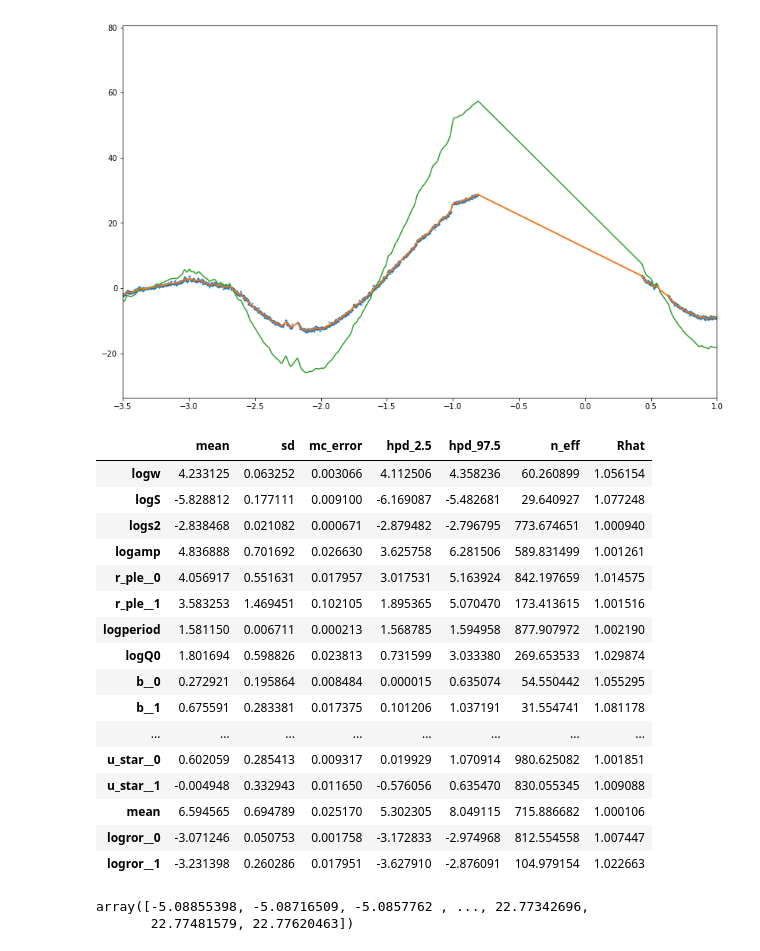
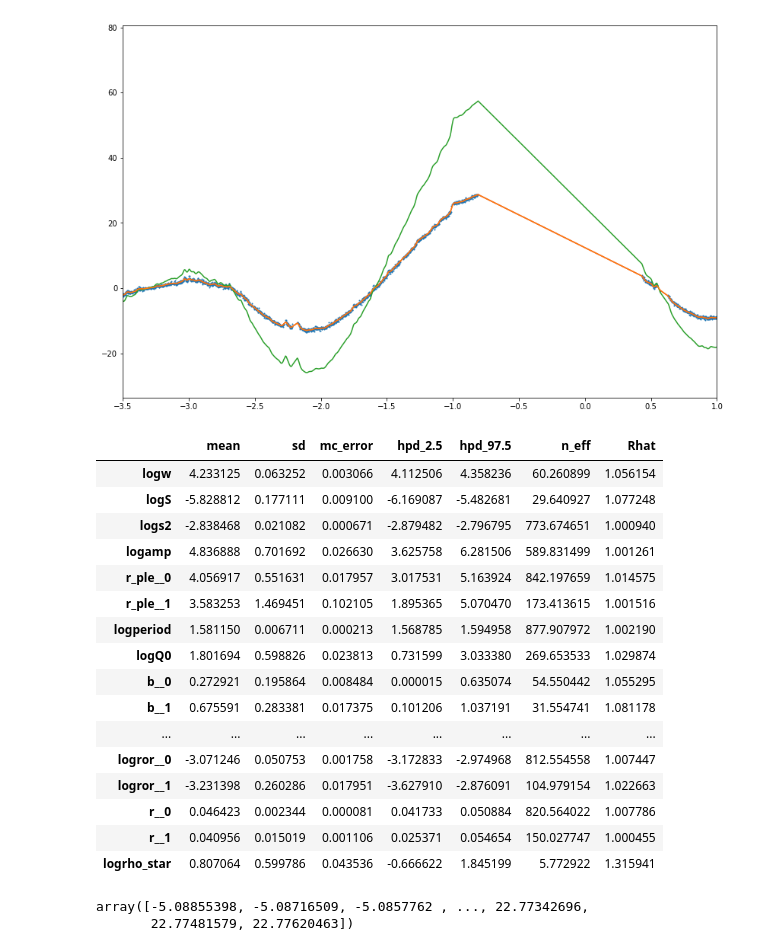
Before and after one commit to mrtommyb/l98-59-transitmodel, a Jupyter notebook: code/for_tom-Copy1.ipynb, the cells around one changed output. Drawn from its saved outputs; the diff is of its cells as text; code cells hidden in the pictures.

```diff
--- a/code/for_tom-Copy1.ipynb
+++ b/code/for_tom-Copy1.ipynb
@@ -458,25 +458,26 @@ plt.xlim(-3.5,1)
 [figure]
 # %%
 pm.summary(trace, varnames=["logw", "logS", "logs2", "logamp", "r_ple", "logperiod", "logQ0",
-                            "b", "t0", "p_period", "r_star", "rho_star", "u_star", "mean", 'logror'])
+                            "b", "t0", "p_period", "r_star", "rho_star", "u_star", "mean", 'logror', 'r', 'logrho_star',
+                           'logrho_star'])
 # %% [output]
 |  | mean | sd | mc_error | hpd_2.5 | hpd_97.5 | n_eff | Rhat |
 | logw | 4.233125 | 0.063252 | 0.003066 | 4.112506 | 4.358236 | 60.260899 | 1.056154 |
 | logS | -5.828812 | 0.177111 | 0.009100 | -6.169087 | -5.482681 | 29.640927 | 1.077248 |
 | logs2 | -2.838468 | 0.021082 | 0.000671 | -2.879482 | -2.796795 | 773.674651 | 1.000940 |
 | logamp | 4.836888 | 0.701692 | 0.026630 | 3.625758 | 6.281506 | 589.831499 | 1.001261 |
 | r_ple__0 | 4.056917 | 0.551631 | 0.017957 | 3.017531 | 5.163924 | 842.197659 | 1.014575 |
 | r_ple__1 | 3.583253 | 1.469451 | 0.102105 | 1.895365 | 5.070470 | 173.413615 | 1.001516 |
 | logperiod | 1.581150 | 0.006711 | 0.000213 | 1.568785 | 1.594958 | 877.907972 | 1.002190 |
 | logQ0 | 1.801694 | 0.598826 | 0.023813 | 0.731599 | 3.033380 | 269.653533 | 1.029874 |
 | b__0 | 0.272921 | 0.195864 | 0.008484 | 0.000015 | 0.635074 | 54.550442 | 1.055295 |
 | b__1 | 0.675591 | 0.283381 | 0.017375 | 0.101206 | 1.037191 | 31.554741 | 1.081178 |
 | ... | ... | ... | ... | ... | ... | ... | ... |
-| u_star__0 | 0.602059 | 0.285413 | 0.009317 | 0.019929 | 1.070914 | 980.625082 | 1.001851 |
-| u_star__1 | -0.004948 | 0.332943 | 0.011650 | -0.576056 | 0.635470 | 830.055345 | 1.009088 |
-| mean | 6.594565 | 0.694789 | 0.025170 | 5.302305 | 8.049115 | 715.886682 | 1.000106 |
 | logror__0 | -3.071246 | 0.050753 | 0.001758 | -3.172833 | -2.974968 | 812.554558 | 1.007447 |
 | logror__1 | -3.231398 | 0.260286 | 0.017951 | -3.627910 | -2.876091 | 104.979154 | 1.022663 |
+| r__0 | 0.046423 | 0.002344 | 0.000081 | 0.041733 | 0.050884 | 820.564022 | 1.007786 |
+| r__1 | 0.040956 | 0.015019 | 0.001106 | 0.025371 | 0.054654 | 150.027747 | 1.000455 |
+| logrho_star | 0.807064 | 0.599786 | 0.043536 | -0.666622 | 1.845199 | 5.772922 | 1.315941 |
 # %%
 x[mask] - np.median(trace['t0'])
 # %% [output]
```
